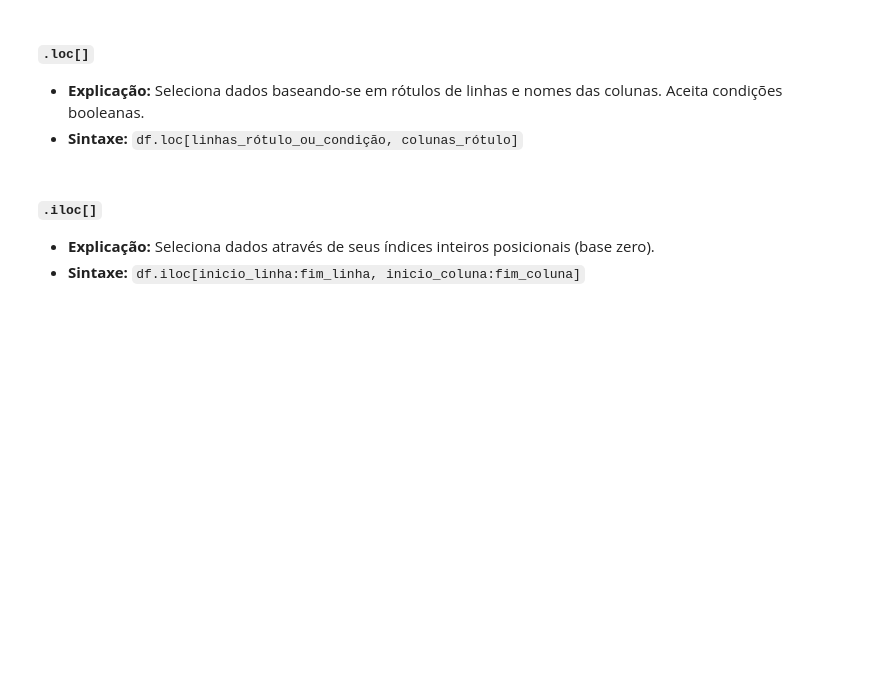
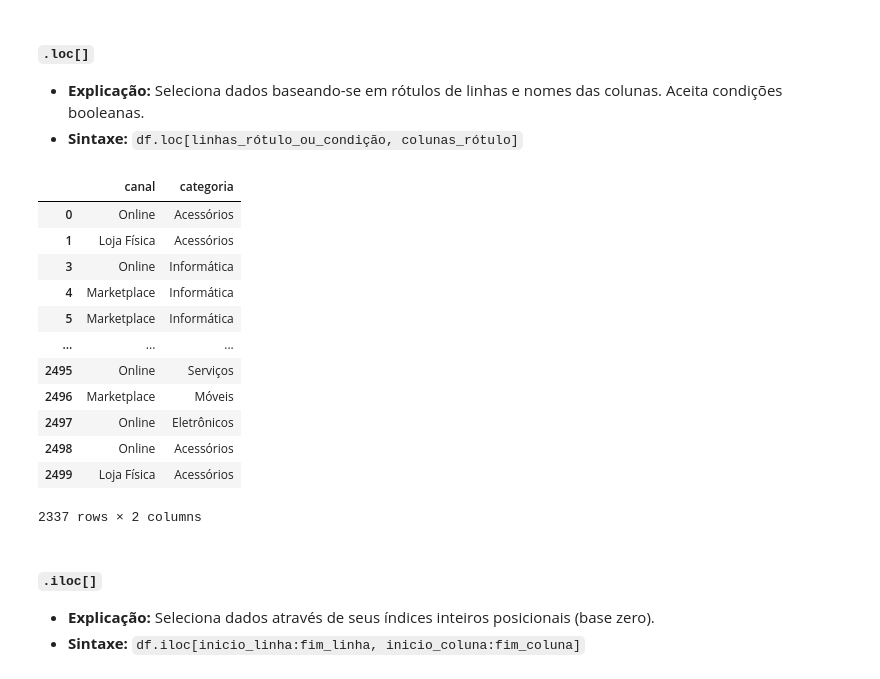
Before and after one commit to AlexandreLouzada/PythonDataViz, a Jupyter notebook: pandas_guia_completo.ipynb, the cells around one changed output. Saved outputs shown, nothing was run; the diff lists cells and outputs as text; code cells hidden in the pictures; blank space fills up the shorter version.

```diff
--- a/pandas_guia_completo.ipynb
+++ b/pandas_guia_completo.ipynb
@@ -61,3 +90,19 @@ df.loc[df['valor'] > 100, ['cliente_id', 'valor']]
+# %%
+df.loc[df['receita'] > 1000, ['canal', 'categoria']]
+# %% [output]
+|  | canal | categoria |
+| 0 | Online | Acessórios |
+| 1 | Loja Física | Acessórios |
+| 3 | Online | Informática |
+| 4 | Marketplace | Informática |
+| 5 | Marketplace | Informática |
+| ... | ... | ... |
+| 2495 | Online | Serviços |
+| 2496 | Marketplace | Móveis |
+| 2497 | Online | Eletrônicos |
+| 2498 | Online | Acessórios |
+| 2499 | Loja Física | Acessórios |
+2337 rows × 2 columns
 # %% [markdown]
 #### `.iloc[]`
 
```
Also changed, not shown: parts of 9 cells of this notebook.
